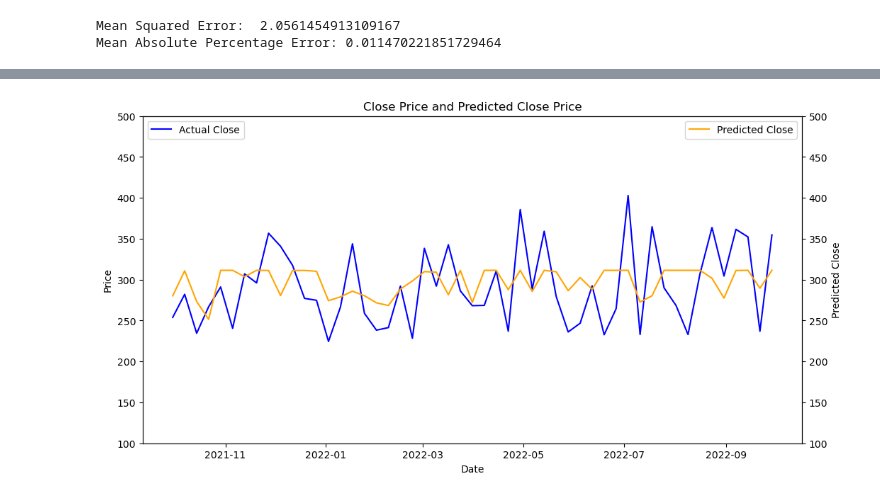
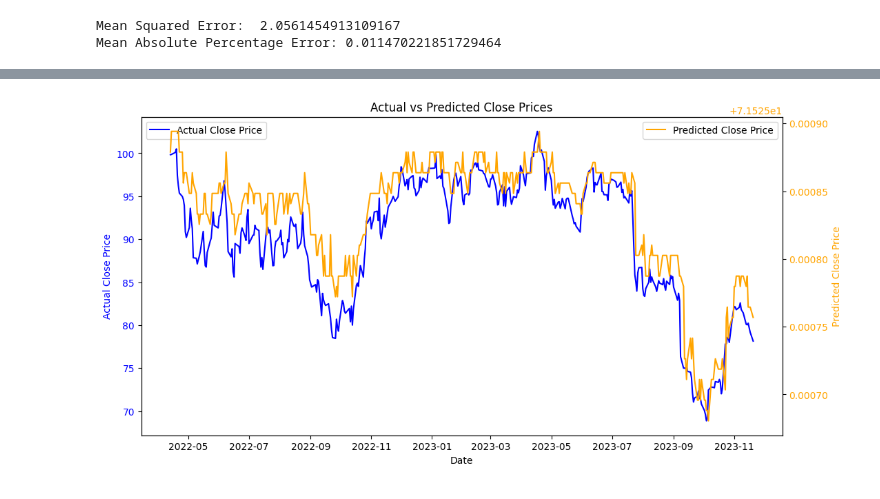
Before and after one commit to KWagnerCS/StockPredictor, a Jupyter notebook: notebooks/04_regressor_model_training.ipynb, the cells around one changed output, grey strips where cells are left out. Drawn from its saved outputs; the diff is of its cells as text; code cells hidden in the pictures.

```diff
--- a/notebooks/04_regressor_model_training.ipynb
+++ b/notebooks/04_regressor_model_training.ipynb
@@ -84,4 +98,4 @@ model.summary()
 # %%
-model.fit(X_train, y_train, epochs=1000, batch_size=32)
+model.fit(X_train, y_train, epochs=100, batch_size=16)
 print("Complete")
 # y_pred=model.predict(X_test)
@@ -111,24 +143,26 @@ model.evaluate(X_test, y_test, batch_size=128)
 # %%
 fig, ax1 = plt.subplots(figsize=(12, 6))
-date_range = pd.date_range(start=df_merged['Date'].iloc[0], end=df_merged['Date'].iloc[-1], periods=len(y_pred))
 
-# Stock data plot
+split = int(0.75 * len(df))
+dates = merged_substituted_labeled_df[split:]
+dates = dates.index
+
+# Actual Close Price plot
 ax1.set_xlabel('Date')
-ax1.set_ylabel('Price')
-ax1.plot(date_range, y_test, label='Actual Close', color='blue')
+ax1.set_ylabel('Actual Close Price', color='blue')
+ax1.plot(dates, y_test, label='Actual Close Price', color='blue')
+ax1.tick_params(axis='y', labelcolor='blue')
 ax1.legend(loc='upper left')
 
-# Predicted score plot
+# Predicted Close Price plot
 ax2 = ax1.twinx()
-ax2.set_ylabel('Predicted Close')
-ax2.plot(date_range, booboo, label='Predicted Close', color='orange')
+ax2.set_ylabel('Predicted Close Price', color='orange')
+ax2.plot(dates, booboo, label='Predicted Close Price', color='orange')
+ax2.tick_params(axis='y', labelcolor='orange')
 ax2.legend(loc='upper right')
 
-ax1.set_ylim(100, 500)
-ax2.set_ylim(100, 500)
-
-plt.title('Close Price and Predicted Close Price')
+plt.title('Actual vs Predicted Close Prices')
 
 plt.show()
 # %% [output]
-[figure, old version]
+[figure, new version]
```
Also changed, not shown: parts of 5 cells of this notebook.
